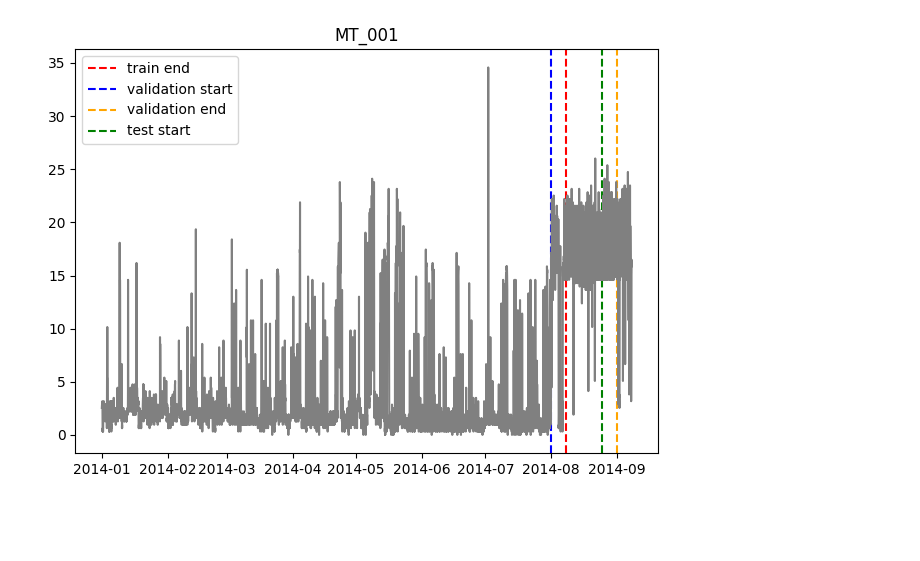
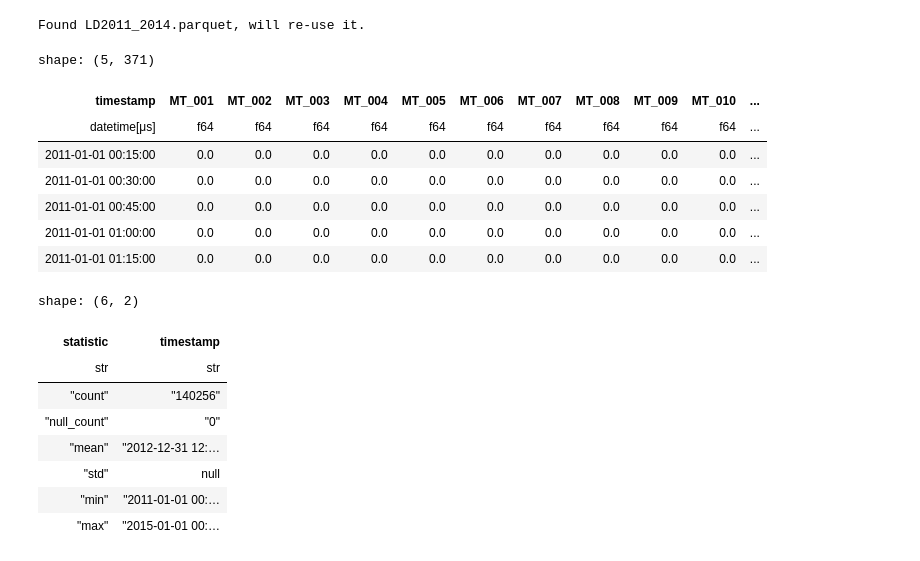
Before and after one commit to aaarrti/temporal_fusion_transformer, a Jupyter notebook: notebooks/electricity.ipynb, the cells around one changed output. Cells and saved outputs as stored; diff of their text form; code cells hidden in the pictures; blank space fills up the shorter version.

```diff
--- a/notebooks/electricity.ipynb
+++ b/notebooks/electricity.ipynb
@@ -26,5 +28,0 @@ Using TensorFlow backend
-# %%
-# MT_001 ... MT_370
-ElectricityDataset(config).plot_dataset_splits("../data/electricity", "MT_001")
-# %% [output]
-[figure, removed]
@@ -30,0 +35,49 @@ ElectricityDataset(config).plot_dataset_splits("../data/electricity", "MT_001")
+# %%
+def convert_to_parquet(download_dir: str):
+    if pathlib.Path(f"{download_dir}/LD2011_2014.parquet").is_file():
+        print("Found LD2011_2014.parquet, will re-use it.")
+        return
+
+    with open(f"{download_dir}/LD2011_2014.txt") as file:
+        txt_content = file.read()
+
+    csv_content = txt_content.replace(",", ".").replace(";", ",")
+
+    with tempfile.TemporaryDirectory() as tmpdir:
+        with open(f"{tmpdir}/LD2011_2014.csv", "w+") as file:
+            file.write(csv_content)
+
+        pl.scan_csv(
+            f"{tmpdir}/LD2011_2014.csv", infer_schema_length=999999, try_parse_dates=True
+        ).rename({"": "timestamp"}).sink_parquet(f"{download_dir}/LD2011_2014.parquet")
+
+        os.remove(f"{download_dir}/LD2011_2014.txt")
+
+
+convert_to_parquet('../data/electricity')
+# %% [output]
+Found LD2011_2014.parquet, will re-use it.
+# %%
+raw_df = pl.read_parquet('../data/electricity/LD2011_2014.parquet')
+raw_df.head()
+# %% [output]
+shape: (5, 371)
+| timestamp | MT_001 | MT_002 | MT_003 | MT_004 | MT_005 | MT_006 | MT_007 | MT_008 | MT_009 | MT_010 | ... |
+| datetime[μs] | f64 | f64 | f64 | f64 | f64 | f64 | f64 | f64 | f64 | f64 | ... |
+| 2011-01-01 00:15:00 | 0.0 | 0.0 | 0.0 | 0.0 | 0.0 | 0.0 | 0.0 | 0.0 | 0.0 | 0.0 | ... |
+| 2011-01-01 00:30:00 | 0.0 | 0.0 | 0.0 | 0.0 | 0.0 | 0.0 | 0.0 | 0.0 | 0.0 | 0.0 | ... |
+| 2011-01-01 00:45:00 | 0.0 | 0.0 | 0.0 | 0.0 | 0.0 | 0.0 | 0.0 | 0.0 | 0.0 | 0.0 | ... |
+| 2011-01-01 01:00:00 | 0.0 | 0.0 | 0.0 | 0.0 | 0.0 | 0.0 | 0.0 | 0.0 | 0.0 | 0.0 | ... |
+| 2011-01-01 01:15:00 | 0.0 | 0.0 | 0.0 | 0.0 | 0.0 | 0.0 | 0.0 | 0.0 | 0.0 | 0.0 | ... |
+# %%
+raw_df.select('timestamp').describe(percentiles=None)
+# %% [output]
+shape: (6, 2)
+| statistic | timestamp |
+| str | str |
+| "count" | "140256" |
+| "null_count" | "0" |
+| "mean" | "2012-12-31 12:… |
+| "std" | null |
+| "min" | "2011-01-01 00:… |
+| "max" | "2015-01-01 00:… |
```
Also changed, not shown: parts of 15 cells of this notebook, 36 other files.
